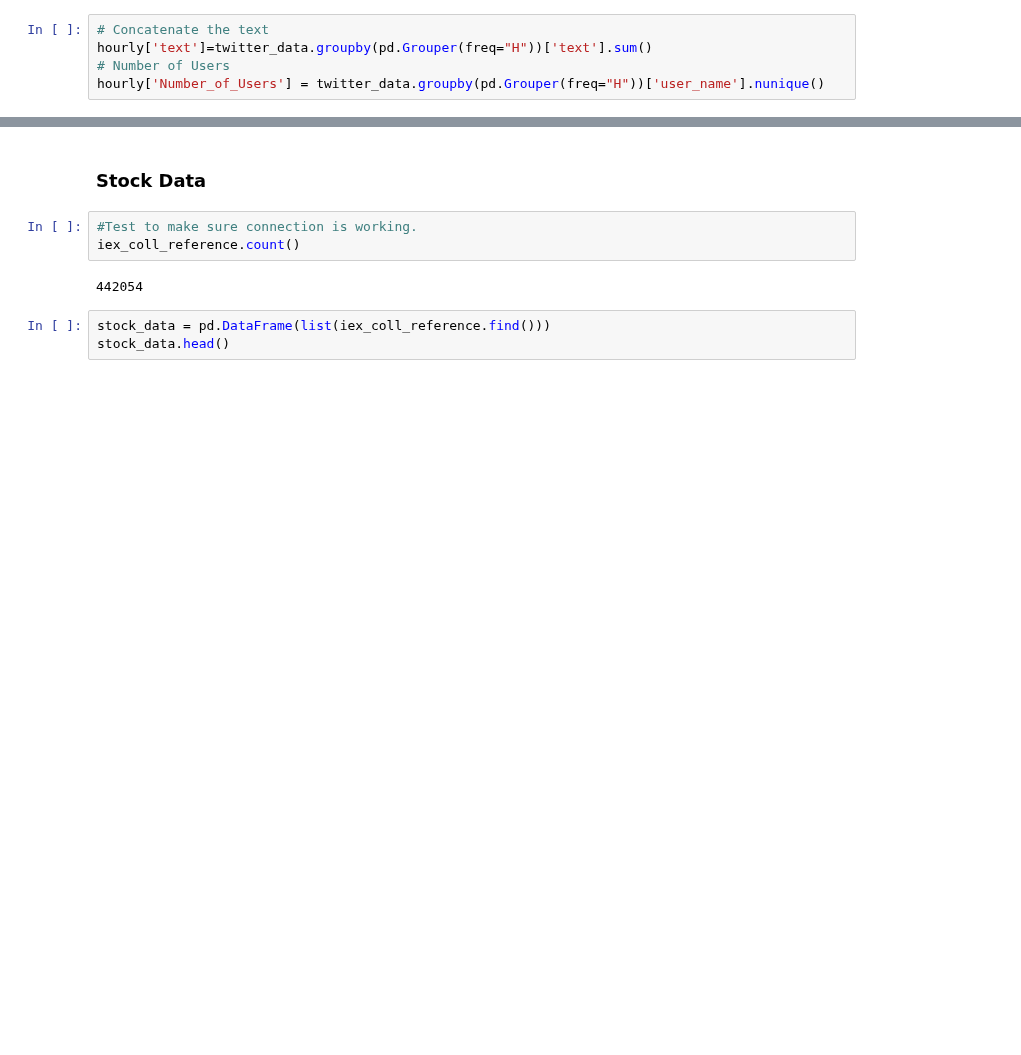
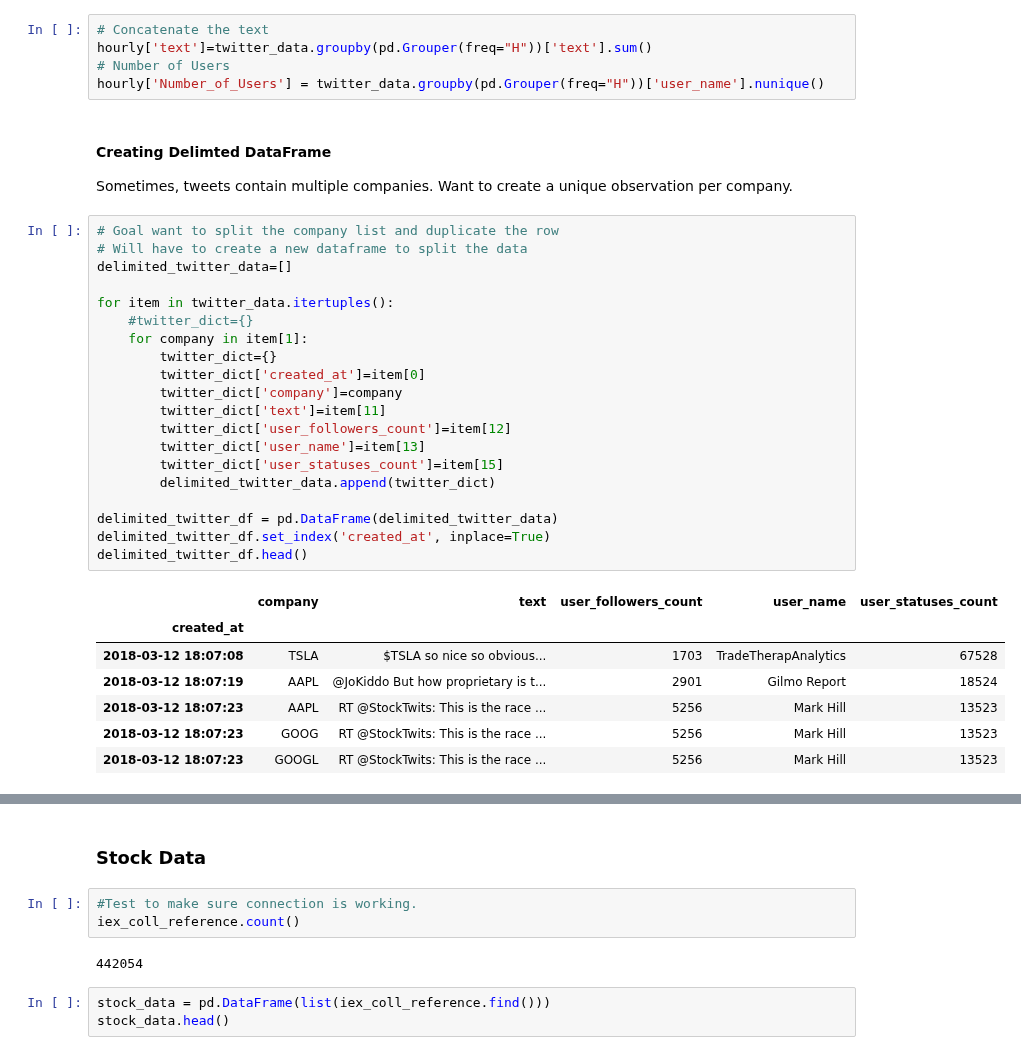
Before and after one commit to madderle/Capstone-Realtime-Streaming-Analytics, a Jupyter notebook: Analysis/src/Stock-Tweets-EDA.ipynb, the cells around one changed output, grey strips where cells are left out. Saved outputs shown, nothing was run; the diff lists cells and outputs as text; blank space fills up the shorter version.

```diff
--- a/Analysis/src/Stock-Tweets-EDA.ipynb
+++ b/Analysis/src/Stock-Tweets-EDA.ipynb
@@ -147,3 +145,35 @@ hourly.head()
 hourly['text']=twitter_data.groupby(pd.Grouper(freq="H"))['text'].sum()
 # Number of Users
 hourly['Number_of_Users'] = twitter_data.groupby(pd.Grouper(freq="H"))['user_name'].nunique()
+# %% [markdown]
+#### Creating Delimted DataFrame
+
+Sometimes, tweets contain multiple companies. Want to create a unique observation per company.
+# %%
+# Goal want to split the company list and duplicate the row
+# Will have to create a new dataframe to split the data
+delimited_twitter_data=[]
+
+for item in twitter_data.itertuples():
+    #twitter_dict={}
+    for company in item[1]:
+        twitter_dict={}
+        twitter_dict['created_at']=item[0]
+        twitter_dict['company']=company
+        twitter_dict['text']=item[11]
+        twitter_dict['user_followers_count']=item[12]
+        twitter_dict['user_name']=item[13]
+        twitter_dict['user_statuses_count']=item[15]
+        delimited_twitter_data.append(twitter_dict)
+
+delimited_twitter_df = pd.DataFrame(delimited_twitter_data)
+delimited_twitter_df.set_index('created_at', inplace=True)
+delimited_twitter_df.head()
+# %% [output]
+|  | company | text | user_followers_count | user_name | user_statuses_count |
+| created_at |  |  |  |  |  |
+| 2018-03-12 18:07:08 | TSLA | $TSLA so nice so obvious... | 1703 | TradeTherapAnalytics | 67528 |
+| 2018-03-12 18:07:19 | AAPL | @JoKiddo But how proprietary is t... | 2901 | Gilmo Report | 18524 |
+| 2018-03-12 18:07:23 | AAPL | RT @StockTwits: This is the race ... | 5256 | Mark Hill | 13523 |
+| 2018-03-12 18:07:23 | GOOG | RT @StockTwits: This is the race ... | 5256 | Mark Hill | 13523 |
+| 2018-03-12 18:07:23 | GOOGL | RT @StockTwits: This is the race ... | 5256 | Mark Hill | 13523 |
```
Also changed, not shown: parts of 4 cells of this notebook.
